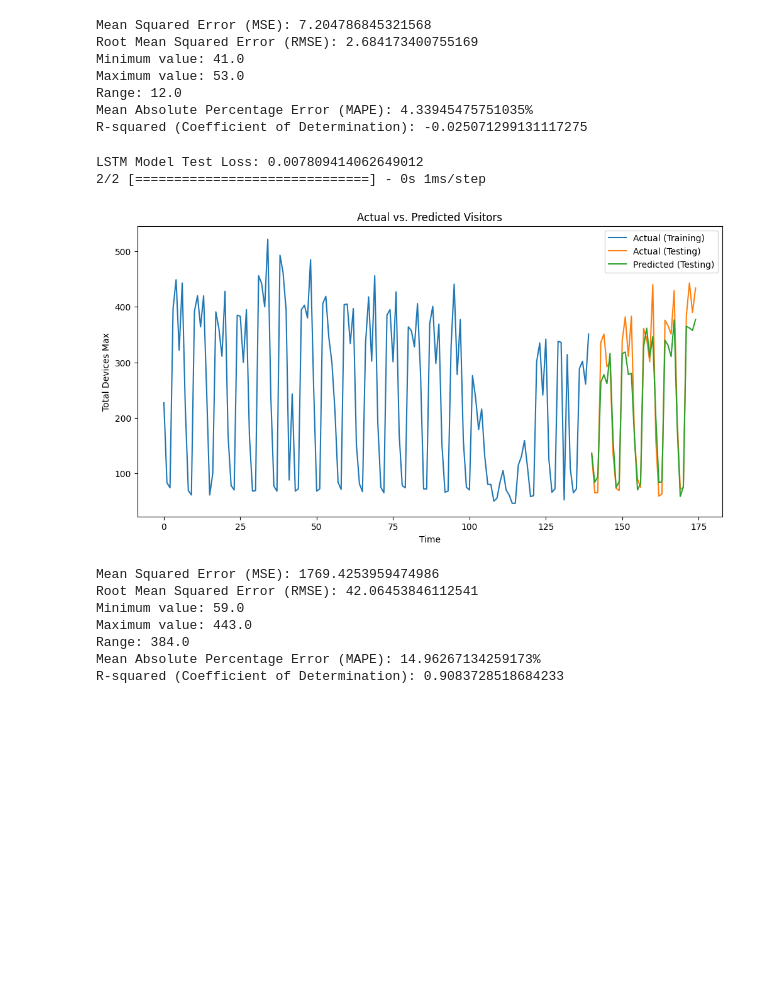
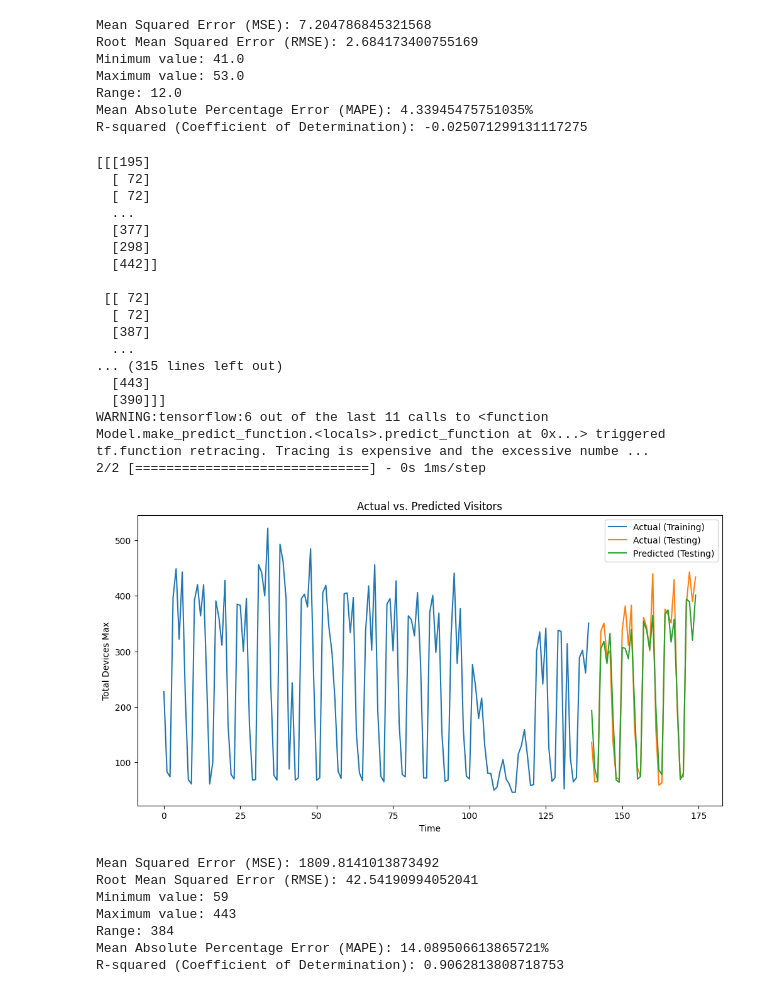
Before and after one commit to Catalin246/cupola-xs, a Jupyter notebook: model/LSTM.ipynb, the cells around one changed output. Saved outputs shown, nothing was run; the diff lists cells and outputs as text; code cells hidden in the pictures; blank space fills up the shorter version.

Commit message:
removed scaler from wifi model

```diff
--- a/model/LSTM.ipynb
+++ b/model/LSTM.ipynb
@@ -738,15 +738,12 @@ Range: 12.0
 Mean Absolute Percentage Error (MAPE): 4.33945475751035%
 R-squared (Coefficient of Determination): -0.025071299131117275
 # %%
-from sklearn.preprocessing import MinMaxScaler
 from sklearn.model_selection import train_test_split
 from tensorflow.keras.models import Sequential
 from tensorflow.keras.layers import LSTM
 from tensorflow.keras.layers import Dense
 
-# Feature scaling
-scaler = MinMaxScaler()
-scaled_data = scaler.fit_transform(wifi['totaldevicesmax'].values.reshape(-1, 1))
+scaled_data = wifi['totaldevicesmax'].values.reshape(-1, 1)
 
 # Prepare data for LSTM
 def create_sequences(data, seq_length):
@@ -761,6 +758,8 @@ seq_length = 7
 
 # Create sequences for LSTM input
 X, y = create_sequences(scaled_data, seq_length)
+
+print(X)
 
 # Split data into training and testing sets
 X_train, X_test, y_train, y_test = train_test_split(X, y, test_size=0.2, shuffle=False)
@@ -774,40 +773,54 @@ model.compile(optimizer='adam', loss='mse')
 
 # Train the model
 history = model.fit(X_train, y_train, epochs=100, batch_size=32, validation_data=(X_test, y_test), verbose=0)
 
 # Evaluate the model
 loss = model.evaluate(X_test, y_test, verbose=0)
 print(f"LSTM Model Test Loss: {loss}")
 
+print(X_test)
+
 # Make predictions
 predictions = model.predict(X_test)
 
-# Inverse scale the predictions
-predictions = scaler.inverse_transform(predictions)
-
 # Inverse scale the actual values for plotting
-actual_values = scaler.inverse_transform(y_test.reshape(-1, 1))
+actual_values = y_test.reshape(-1, 1)
 
 # Plot actual vs. predicted visitor numbers
-y_train_actual = scaler.inverse_transform(y_train.reshape(-1, 1))
+y_train_actual = y_train.reshape(-1, 1)
 
 train_length = len(y_train_actual)
 
 plt.figure(figsize=(12, 6))
 plt.plot(range(train_length), y_train_actual, label='Actual (Training)')
 
 plt.plot(range(train_length, train_length+len(actual_values)), actual_values, label='Actual (Testing)')
 plt.plot(range(train_length, train_length+len(predictions)), predictions, label='Predicted (Testing)')
 
 plt.title('Actual vs. Predicted Visitors')
 plt.xlabel('Time')
 plt.ylabel('Total Devices Max')
 plt.legend()
 plt.show()
 # %% [output]
-LSTM Model Test Loss: 0.007809414062649012
+[[[195]
+  [ 72]
+  [ 72]
+  ...
+  [377]
+  [298]
+  [442]]
+
+ [[ 72]
+  [ 72]
+  [387]
+  ...
+... (315 lines left out)
+  [443]
+  [390]]]
+WARNING:tensorflow:6 out of the last 11 calls to <function Model.make_predict_function.<locals>.predict_function at 0x...> triggered tf.function retracing. Tracing is expensive and the excessive numbe ...
 2/2 [==============================] - 0s 1ms/step
-[figure, old version]
+[figure, new version]
 # %%
 import numpy as np
 from sklearn.metrics import mean_squared_error
@@ -845,13 +858,13 @@ print(f"Mean Absolute Percentage Error (MAPE): {mape}%")
 r2 = r2_score(actual_values, predictions)
 print(f"R-squared (Coefficient of Determination): {r2}")
 # %% [output]
-Mean Squared Error (MSE): 1769.4253959474986
-Root Mean Squared Error (RMSE): 42.06453846112541
-Minimum value: 59.0
-Maximum value: 443.0
-Range: 384.0
-Mean Absolute Percentage Error (MAPE): 14.96267134259173%
-R-squared (Coefficient of Determination): 0.9083728518684233
+Mean Squared Error (MSE): 1809.8141013873492
+Root Mean Squared Error (RMSE): 42.54190994052041
+Minimum value: 59
+Maximum value: 443
+Range: 384
+Mean Absolute Percentage Error (MAPE): 14.089506613865721%
+R-squared (Coefficient of Determination): 0.9062813808718753
 # %%
 # Save WiFi Model
 
```
Also changed, not shown: parts of 2 cells of this notebook.
